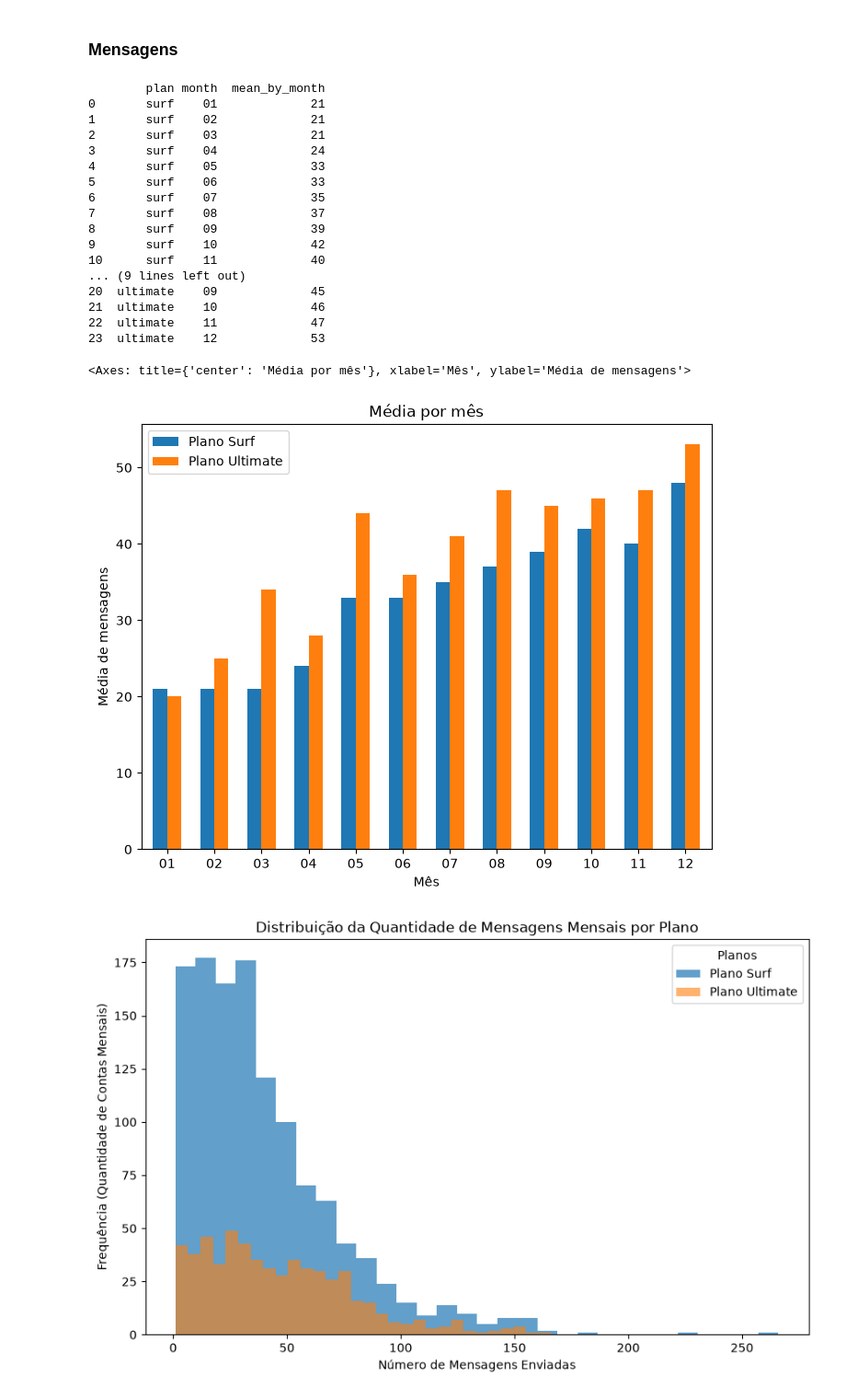
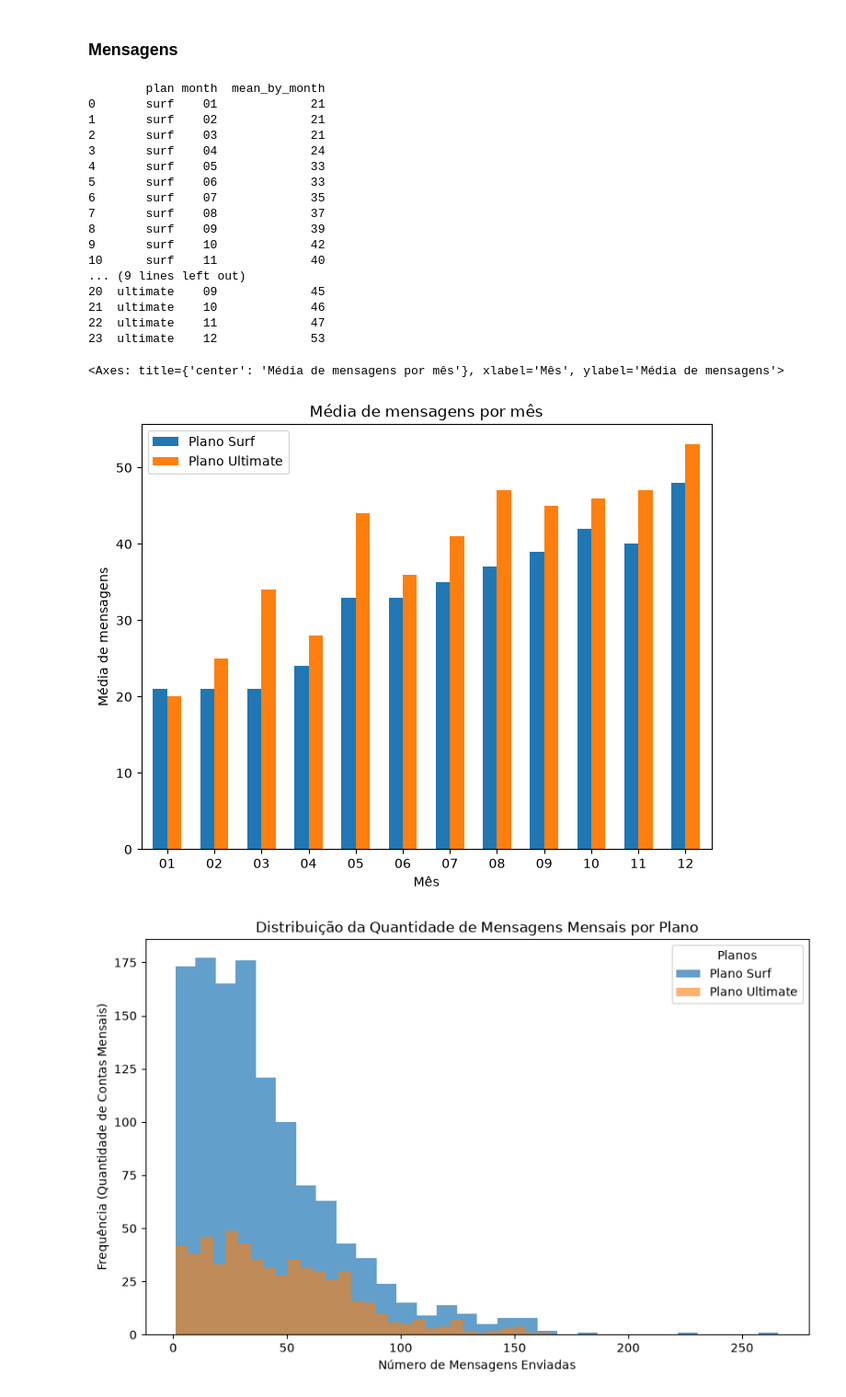
Before and after one commit to vitorcalelo/data-analysis-coursework, a Jupyter notebook: sprint-04-statistical-data-analysis/statistical-data-analysis.ipynb, the cells around one changed output. Shown at 92% size. Cells and saved outputs as stored; diff of their text form; code cells hidden in the pictures.

```diff
--- a/sprint-04-statistical-data-analysis/statistical-data-analysis.ipynb
+++ b/sprint-04-statistical-data-analysis/statistical-data-analysis.ipynb
@@ -418,35 +419,35 @@ Já os usuarios do ultimate mal chegam a metade do limite, onde possuimos um out
 ### Mensagens
 # %%
 # Compare o número de mensagens que os usuários de cada plano costumam enviar a cada mês
-messages_and_plans = pd.merge(df_messages_count, df_users[['user_id', 'plan']], on='user_id') # Junto os planos com a tabela da quantidade de mensagens
-mean_messages_per_plans = messages_and_plans.groupby(['plan', 'month'])['total_messages'].mean().reset_index() # Calculo a média da quantidade de mensagens por mes
-mean_messages_per_plans = mean_messages_per_plans.rename(columns={'total_messages':'mean_by_month'}) # Renomeio a coluna
-mean_messages_per_plans['mean_by_month'] = mean_messages_per_plans['mean_by_month'].astype(int) # Transformo em inteiro
+messages_and_plans = pd.merge(df_messages_count, df_users[['user_id', 'plan']], on='user_id') # Junta os planos com a tabela da quantidade de mensagens
+mean_messages_per_plans = messages_and_plans.groupby(['plan', 'month'])['total_messages'].mean().reset_index() # Calcula a média da quantidade de mensagens por mes
+mean_messages_per_plans = mean_messages_per_plans.rename(columns={'total_messages':'mean_by_month'}) # Renomeia a coluna
+mean_messages_per_plans['mean_by_month'] = mean_messages_per_plans['mean_by_month'].astype(int) # Transforma em inteiro
 print(mean_messages_per_plans.head(24))
 
-exhibition_messages = mean_messages_per_plans.pivot(index='month', columns='plan', values='mean_by_month') # Faço um pivot para a exibição
-exhibition_messages = exhibition_messages.rename(columns={'surf': 'Plano Surf', 'ultimate': 'Plano Ultimate'}) # Mudo as legendas
-exhibition_messages.columns.name = None # Tiro no titulo das legendas, e termino fazendo o grafico abaixo:
-exhibition_messages.plot(kind='bar', xlabel='Mês',ylabel='Média de mensagens', figsize=(8, 6), width=0.6, rot=0, title='Média por mês')
+exhibition_messages = mean_messages_per_plans.pivot(index='month', columns='plan', values='mean_by_month') # Faz um pivot para a exibição
+exhibition_messages = exhibition_messages.rename(columns={'surf': 'Plano Surf', 'ultimate': 'Plano Ultimate'}) # Muda as legendas
+exhibition_messages.columns.name = None # Remove o titulo das legendas e encerra gerando o grafico abaixo:
+exhibition_messages.plot(kind='bar', xlabel='Mês',ylabel='Média de mensagens', figsize=(8, 6), width=0.6, rot=0, title='Média de Mensagens por Mês')
 # %% [output]
         plan month  mean_by_month
 0       surf    01             21
 1       surf    02             21
 2       surf    03             21
 3       surf    04             24
 4       surf    05             33
 5       surf    06             33
 6       surf    07             35
 7       surf    08             37
 8       surf    09             39
 9       surf    10             42
 10      surf    11             40
 ... (9 lines left out)
 20  ultimate    09             45
 21  ultimate    10             46
 22  ultimate    11             47
 23  ultimate    12             53
-<Axes: title={'center': 'Média por mês'}, xlabel='Mês', ylabel='Média de mensagens'>
+<Axes: title={'center': 'Média de mensagens por mês'}, xlabel='Mês', ylabel='Média de mensagens'>
-[figure, old version]
+[figure, new version]
 # %%
 # Compare a quantidade de tráfego de internet consumido pelos usuários por plano
```
Also changed, not shown: parts of 37 cells of this notebook.
